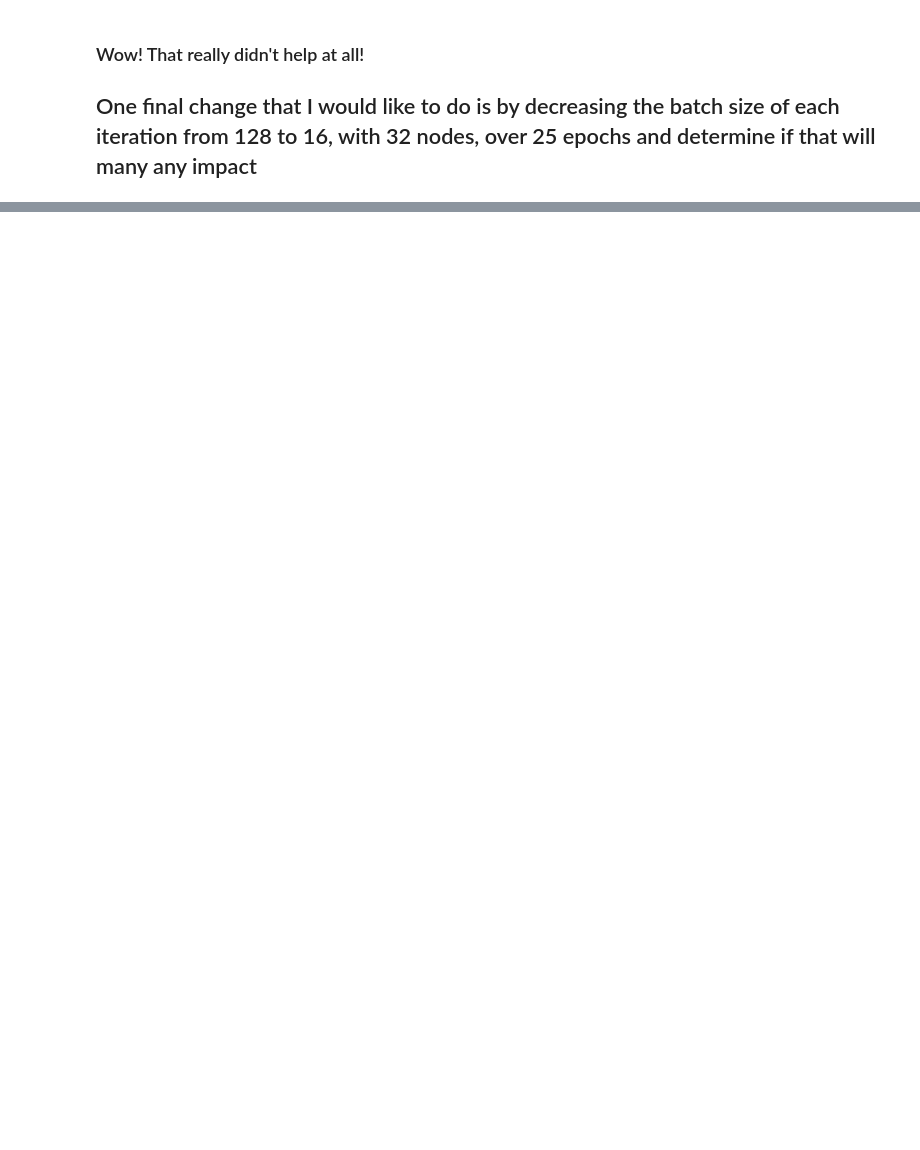
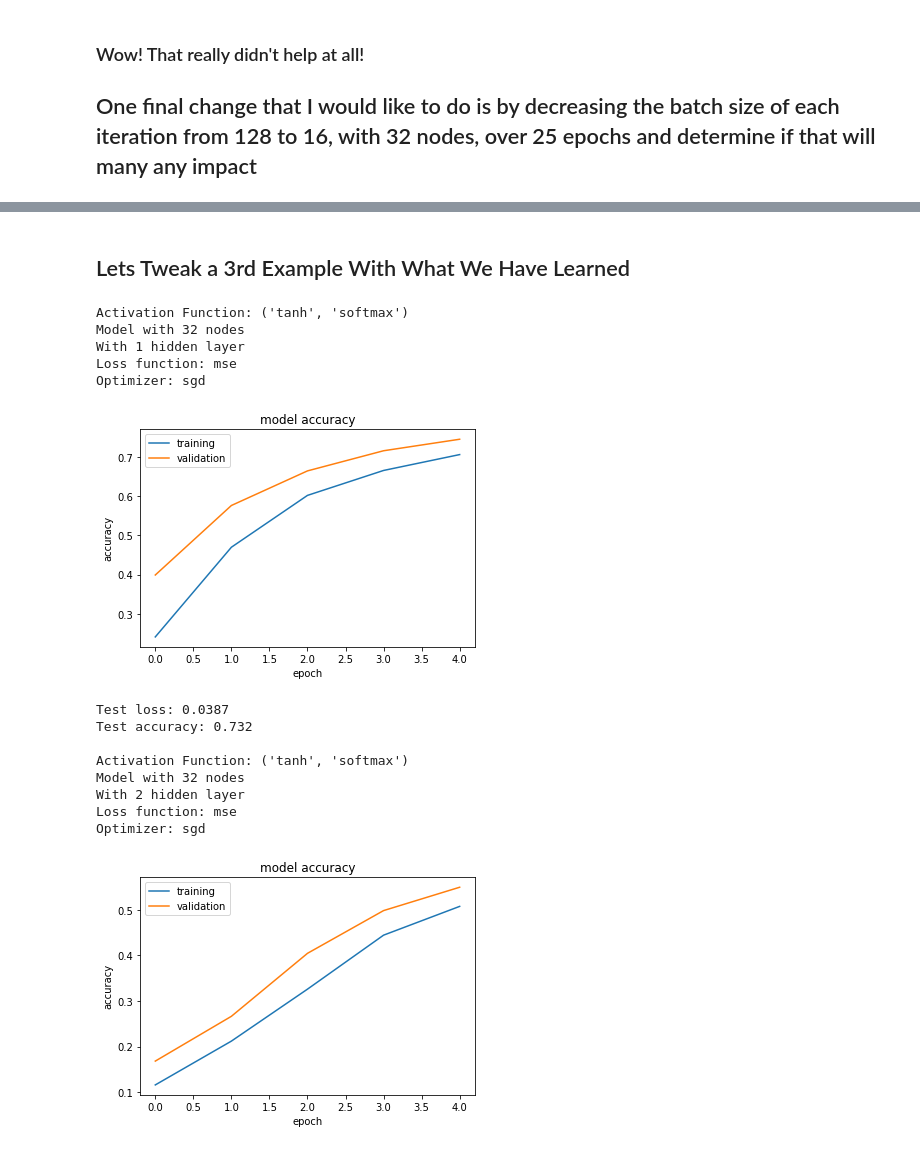
Before and after one commit to stmarple/MachineLearningWithTensorFlow, a Jupyter notebook: FFNN_MNST.ipynb, the cells around one changed output, grey strips where cells are left out. Drawn from its saved outputs; the diff is of its cells as text; code cells hidden in the pictures; blank space fills up the shorter version.

```diff
--- a/FFNN_MNST.ipynb
+++ b/FFNN_MNST.ipynb
@@ -610,0 +649,2 @@ Test accuracy: 0.927
+# %% [markdown]
+## Lets Tweak a 3rd Example With What We Have Learned
@@ -610,0 +684,34 @@ Test accuracy: 0.927
+# %%
+af = 'tanh'
+opt = 'sgd'
+loss = 'mse'
+batch = 128
+epoch = 5
+mode = 'softmax'
+
+for layers in [1, 2]:
+    mod = create_model([32] * layers, af)
+    print(f'Activation Function: {af, mode}')
+    print(f'Model with{32: 1} nodes')
+    print(f'With{layers: 1} hidden layer')
+    print(f'Loss function: {loss}')
+    print(f'Optimizer: {opt}')
+    eval(mod, batch, epoch,opt, loss)
+
+    print()
+# %% [output]
+Activation Function: ('tanh', 'softmax')
+Model with 32 nodes
+With 1 hidden layer
+Loss function: mse
+Optimizer: sgd
+[figure, added]
+Test loss: 0.0387
+Test accuracy: 0.732
+
+Activation Function: ('tanh', 'softmax')
+Model with 32 nodes
+With 2 hidden layer
+Loss function: mse
+Optimizer: sgd
+[figure, added]
```
Also changed, not shown: parts of 32 cells of this notebook.
